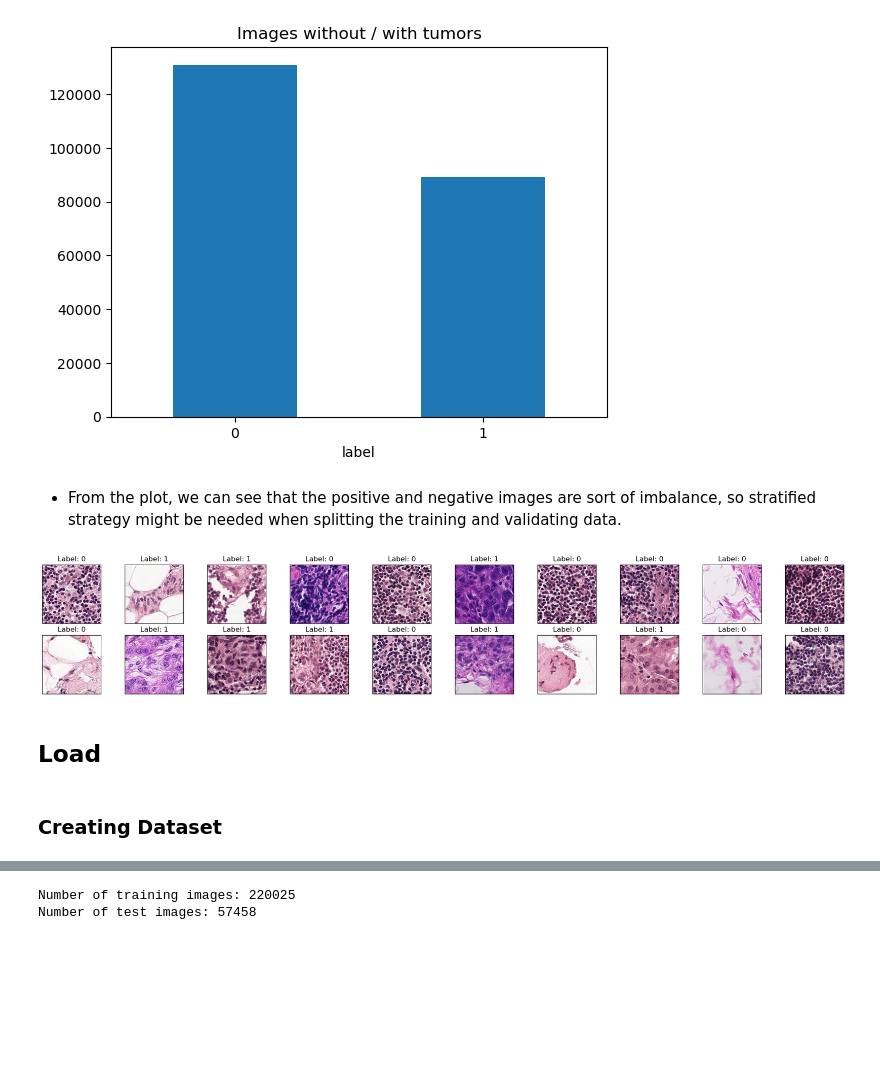
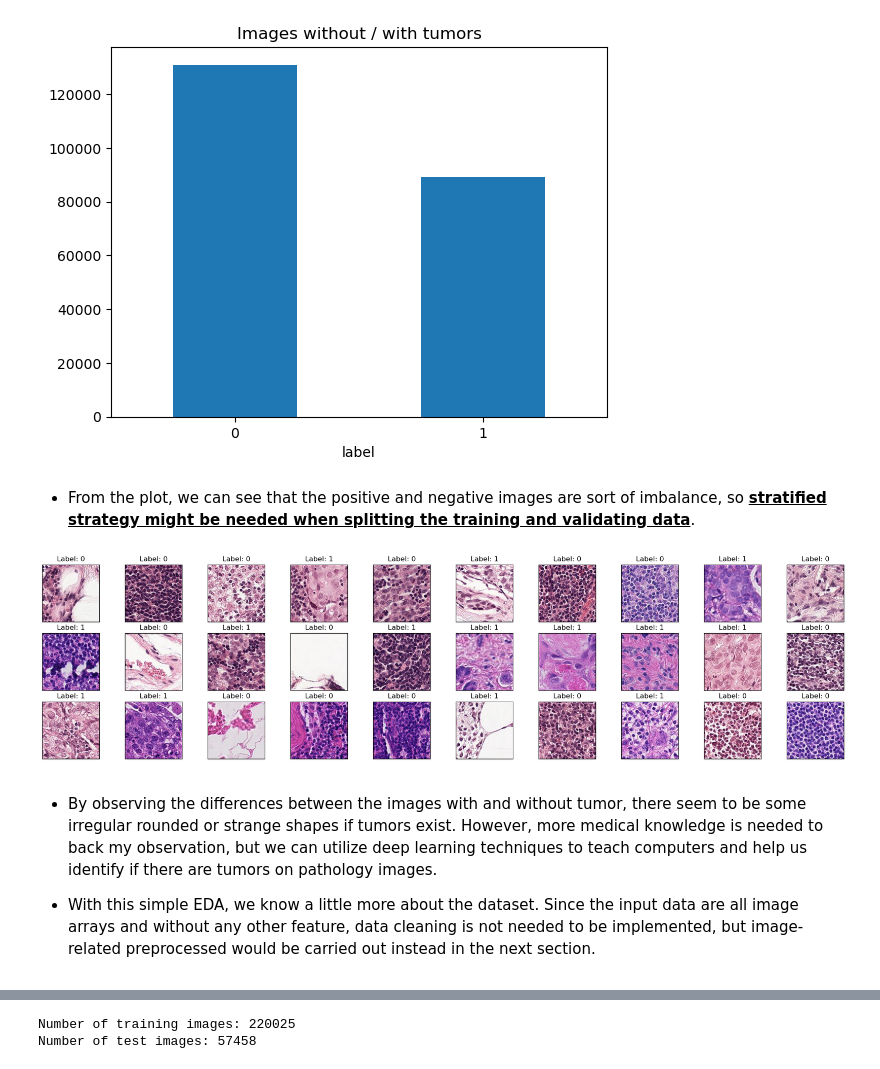
Before and after one commit to IvanLiuTW/code, a Jupyter notebook: CNN_detection.ipynb, the cells around one changed output, grey strips where cells are left out. Drawn from its saved outputs; the diff is of its cells as text; code cells hidden in the pictures; blank space fills up the shorter version.

```diff
--- a/CNN_detection.ipynb
+++ b/CNN_detection.ipynb
@@ -99,20 +94,19 @@ df_train['label'].value_counts().plot(kind = 'bar', title = 'Images without / wi
 # %% [output]
 [figure]
 # %% [markdown]
-* From the plot, we can see that the positive and negative images are sort of imbalance, so stratified strategy might be needed when splitting the training and validating data.
+* From the plot, we can see that the positive and negative images are sort of imbalance, so <u>__stratified strategy might be needed when splitting the training and validating data__</u>.
 # %%
-fig = plt.figure(figsize=(25, 4))
-
-# Display 20 images
-for idx, img in enumerate(np.random.choice(train_image_path, 20)):
-    ax = fig.add_subplot(2, 20//2, idx+1, xticks=[], yticks=[])
+# Display 30 images
+fig = plt.figure(figsize=(25, 6))
+for idx, img in enumerate(np.random.choice(img_path, 30)):
+    ax = fig.add_subplot(3, 10, idx+1, xticks=[], yticks=[])
     im = Image.open(img)
     plt.imshow(im)
     lab = df_train.loc[df_train['id'] == img.split('/')[-1].split('.')[0], 'label'].values[0]
     ax.set_title(f'Label: {lab}')
 # %% [output]
-[figure, old version]
+[figure, new version]
-# %% [markdown]
-## Load
-# %% [markdown]
-### Creating Dataset
+# %% [markdown]
+* By observing the differences between the images with and without tumor, there seem to be some irregular rounded or strange shapes if tumors exist. However, more medical knowledge is needed to back my observation, but we can utilize deep learning techniques to teach computers and help us identify if there are tumors on pathology images.
+
+* With this simple EDA, we know a little more about the dataset. Since the input data are all image arrays and without any other feature, data cleaning is not needed to be implemented, but image-related preprocessed would be carried out instead in the next section.
```
Also changed, not shown: parts of 27 cells of this notebook.
